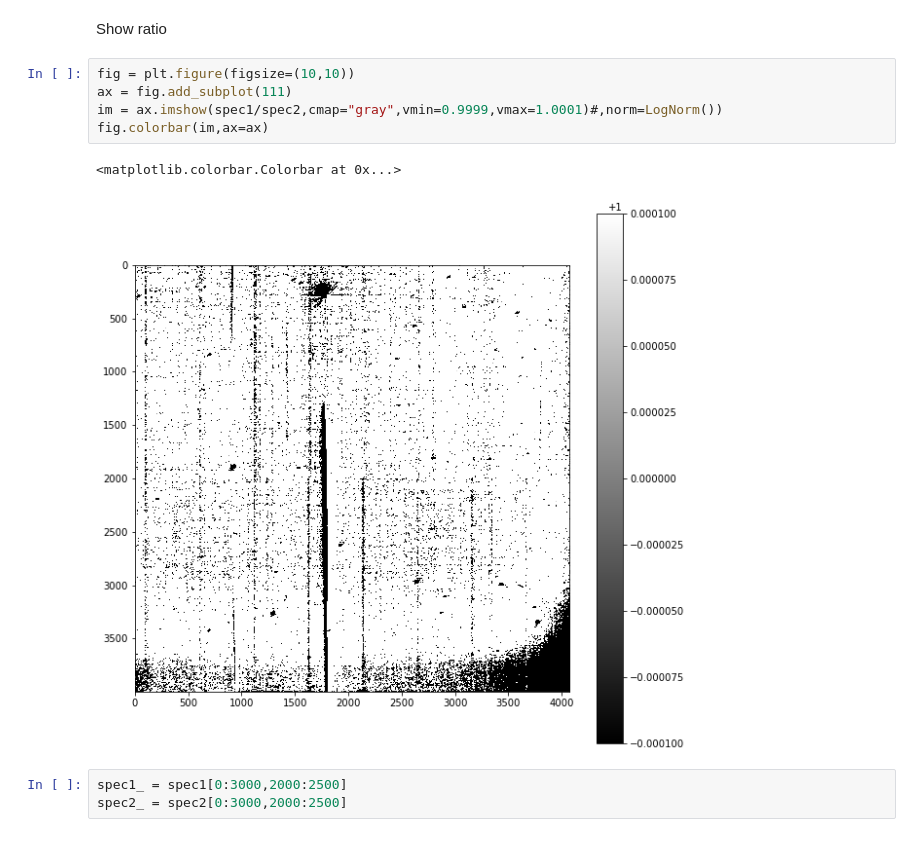
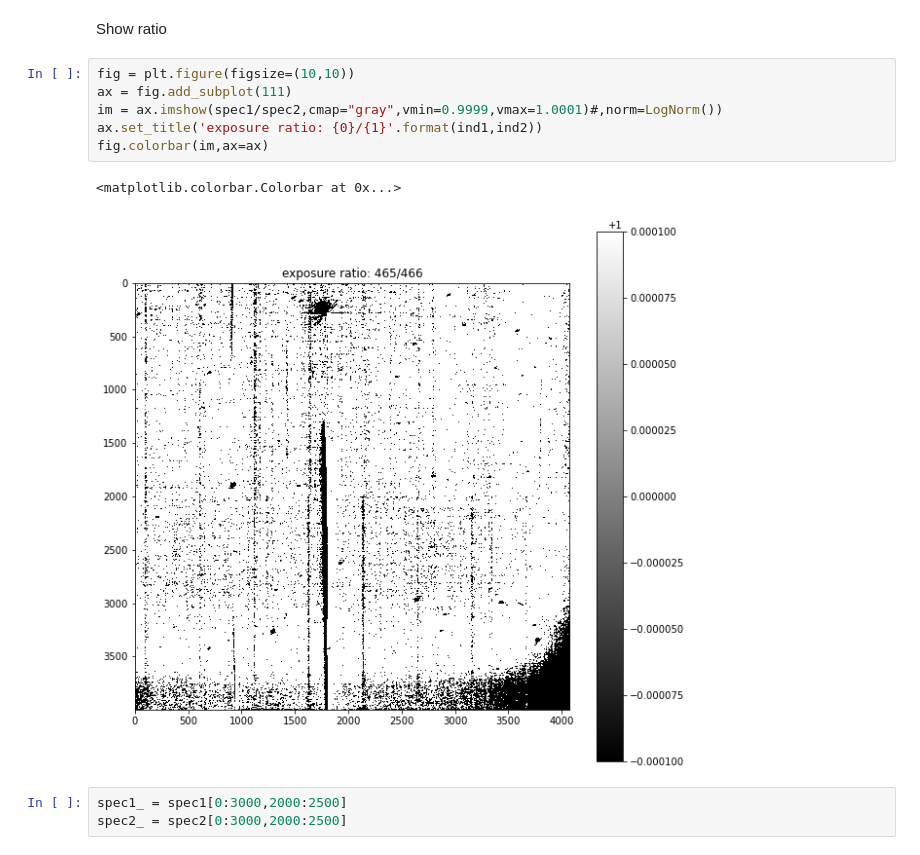
Before and after one commit to mrmonroy/AuxTel_night_stability, a Jupyter notebook: exposure_ratio.ipynb, the cells around one changed output. Cells and saved outputs as stored; diff of their text form.

```diff
--- a/exposure_ratio.ipynb
+++ b/exposure_ratio.ipynb
@@ -119,11 +125,12 @@ Show ratio
 # %%
 fig = plt.figure(figsize=(10,10))
 ax = fig.add_subplot(111)
 im = ax.imshow(spec1/spec2,cmap="gray",vmin=0.9999,vmax=1.0001)#,norm=LogNorm())
+ax.set_title('exposure ratio: {0}/{1}'.format(ind1,ind2))
 fig.colorbar(im,ax=ax)
 # %% [output]
 <matplotlib.colorbar.Colorbar at 0x...>
-[figure, old version]
+[figure, new version]
 # %%
 spec1_ = spec1[0:3000,2000:2500]
 spec2_ = spec2[0:3000,2000:2500]
```
Also changed, not shown: parts of 18 cells of this notebook.
